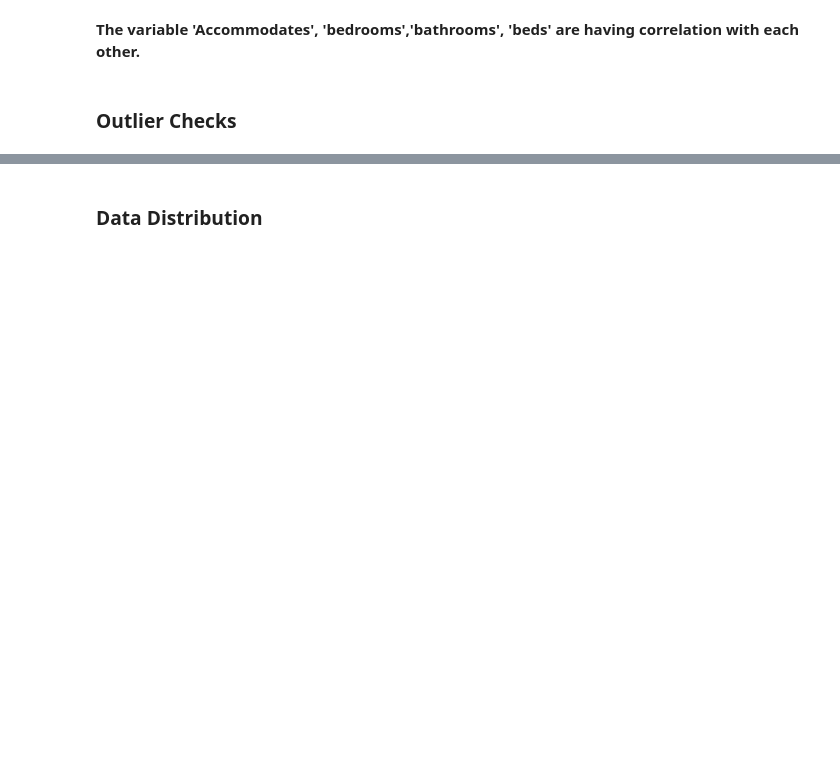
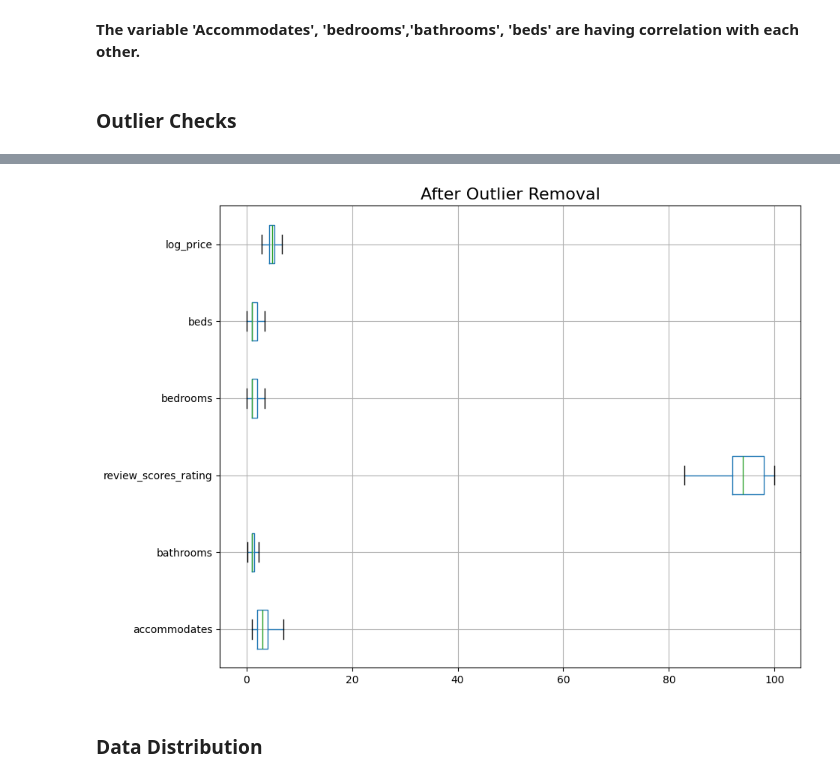
Before and after one commit to DataSphereX/Python_FAI, a Jupyter notebook: Multiple_Linear_Regression_AirBNB_Student.ipynb, the cells around one changed output, grey strips where cells are left out. Saved outputs shown, nothing was run; the diff lists cells and outputs as text; code cells hidden in the pictures; blank space fills up the shorter version.

```diff
--- a/Multiple_Linear_Regression_AirBNB_Student.ipynb
+++ b/Multiple_Linear_Regression_AirBNB_Student.ipynb
@@ -39,0 +263,13 @@ We have a data of 74111 Airbnb properties across the nations. Based on this data
+# %%
+def remove_outlier(col):
+    sorted(col)
+    Q1, Q3 = np.percentile(col, [25, 75])
+    IQR = Q3 - Q1
+    lower_range = Q1 - (1.5 * IQR)
+    upper_range = Q3 + (1.5 * IQR)
+    return lower_range, upper_range
+# %%
+for column in df[cont].columns:
+    lr, ur = remove_outlier(df[column])
+    df[column] = np.where(df[column] > ur, ur, df[column])
+    df[column] = np.where(df[column] < lr, lr, df[column])
@@ -40,2 +285,10 @@ We have a data of 74111 Airbnb properties across the nations. Based on this data
+# %%
+plt.figure(figsize = (10, 8))
+
+df[cont].boxplot(vert = 0)
+plt.title('After Outlier Removal', fontsize = 16)
+plt.show()
+# %% [output]
+[figure, added]
 # %% [markdown]
 ### Data Distribution
```
Also changed, not shown: parts of 56 cells of this notebook, 1 other file.
